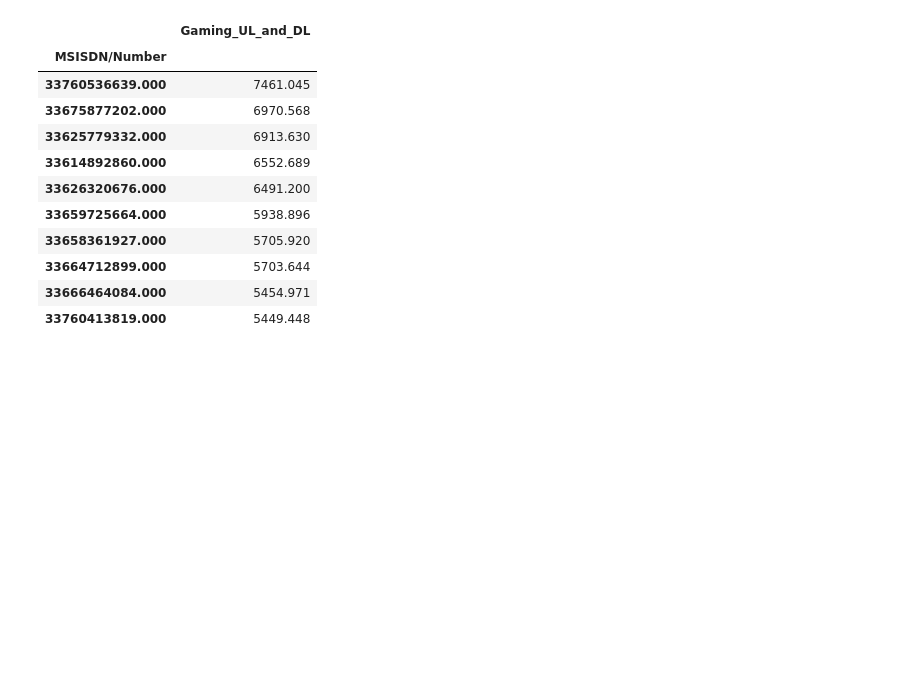
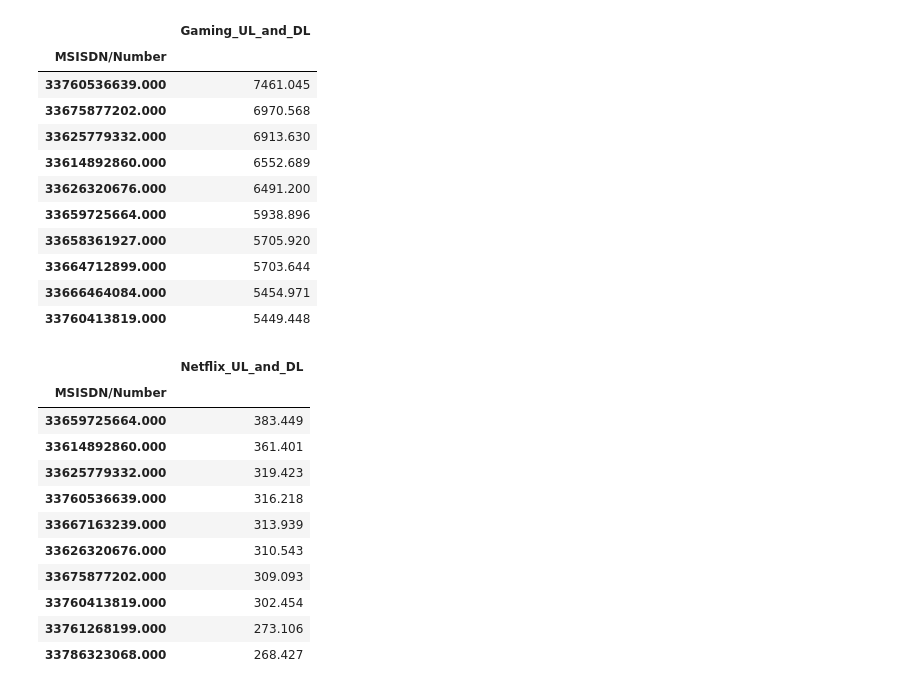
Before and after one commit to Micky373/Telecom_user_analytics, a Jupyter notebook: notebooks/user_engagement_analysis.ipynb, the cells around one changed output. Drawn from its saved outputs; the diff is of its cells as text; code cells hidden in the pictures; blank space fills up the shorter version.

Commit message:
Find the top 10 most engaged users in netflix

```diff
--- a/notebooks/user_engagement_analysis.ipynb
+++ b/notebooks/user_engagement_analysis.ipynb
@@ -307,3 +307,22 @@ top_gaming_users.head(10)
 | 33664712899.000 | 5703.644 |
 | 33666464084.000 | 5454.971 |
 | 33760413819.000 | 5449.448 |
+# %%
+# Sorting to see the top 10 users based on the Netflix usage
+
+user_engagement_data = user_engagement_data.sort_values(by='Netflix_UL_and_DL', ascending=False)
+top_netflix_users = user_engagement_data.loc[:,['Netflix_UL_and_DL']]
+top_netflix_users.head(10)
+# %% [output]
+|  | Netflix_UL_and_DL |
+| MSISDN/Number |  |
+| 33659725664.000 | 383.449 |
+| 33614892860.000 | 361.401 |
+| 33625779332.000 | 319.423 |
+| 33760536639.000 | 316.218 |
+| 33667163239.000 | 313.939 |
+| 33626320676.000 | 310.543 |
+| 33675877202.000 | 309.093 |
+| 33760413819.000 | 302.454 |
+| 33761268199.000 | 273.106 |
+| 33786323068.000 | 268.427 |
```
Also changed, not shown: parts of 1 cell of this notebook.
